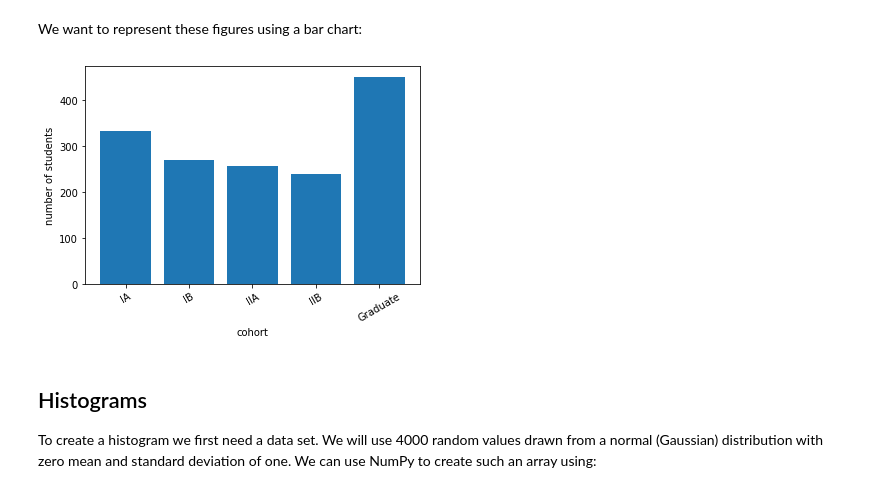
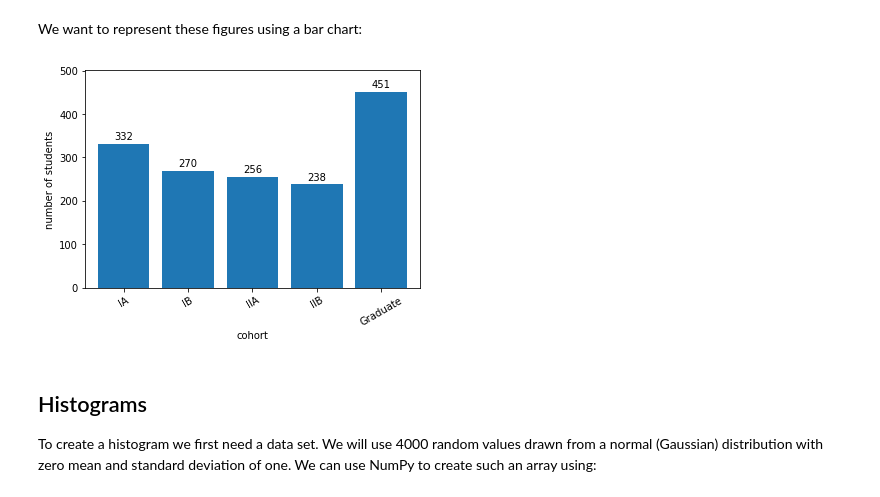
Before and after one commit to jet-tong/PartIA-Computing-Michaelmas, a Jupyter notebook: 08 Plotting.ipynb, the cells around one changed output. Drawn from its saved outputs; the diff is of its cells as text; code cells hidden in the pictures.

```diff
--- a/08 Plotting.ipynb
+++ b/08 Plotting.ipynb
@@ -227,20 +227,29 @@ We want to represent these figures using a bar chart:
 # %%
 # Create an array with the position of each bar along the x-axis, e.g [0, 1, 2, 3, 4]
 x_pos = np.arange(len(cohort))
 
 # Produce bar plot
 plt.bar(x_pos, num_students, align='center');
 
 # Replace the x ticks with the Tripos name, and rotate labels 30 degrees
 plt.xticks(x_pos, cohort, rotation=30)
 
 # Add axis labels
 plt.xlabel('cohort')
 plt.ylabel('number of students')
 
+"Limits and number labels aren't in the course"
+# Adjust limits
+plt.xlim(-0.6, x_pos[-1] + 0.6)
+plt.ylim(0, max(num_students) + 50)
+
+# Add number labels
+for index, value in enumerate(num_students):
+    plt.text(index -0.15, value + 10, str(value))
+
 plt.show()
 # %% [output]
-[figure, old version]
+[figure, new version]
 # %% [markdown]
 ## Histograms
 
```
Also changed, not shown: parts of 4 cells of this notebook, 5 other files.
